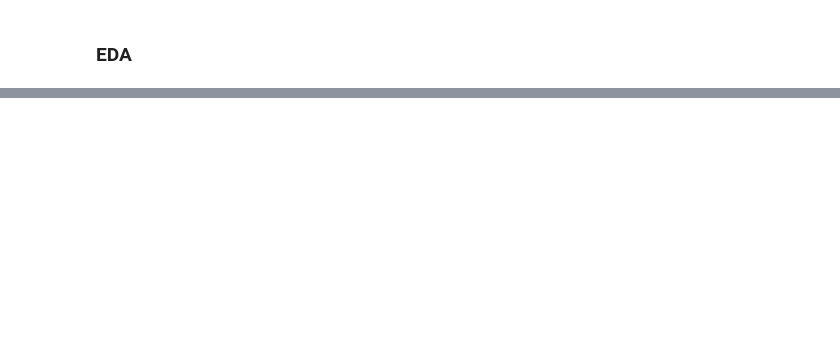
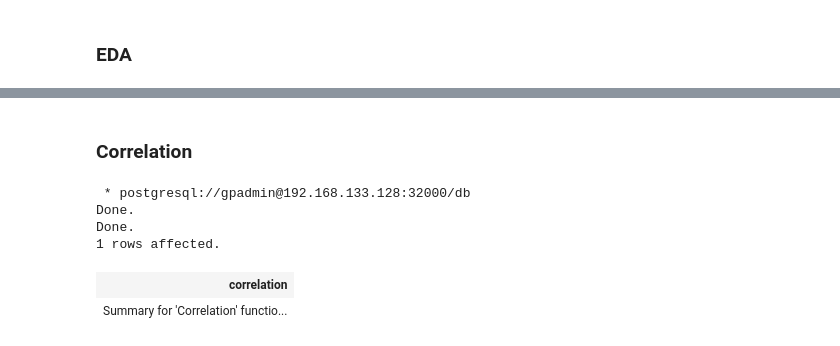
Before and after one commit to guyzsarun/rabbitmq-gpdb-poc, a Jupyter notebook: gpdb/madlib-demo.ipynb, the cells around one changed output, grey strips where cells are left out. Cells and saved outputs as stored; diff of their text form; code cells hidden in the pictures; blank space fills up the shorter version.

```diff
--- a/gpdb/madlib-demo.ipynb
+++ b/gpdb/madlib-demo.ipynb
@@ -244,0 +243,21 @@ Done.
+# %% [markdown]
+### Correlation
+# %%
+%%sql
+DROP TABLE IF EXISTS sensors_correlations;
+DROP TABLE IF EXISTS sensors_correlations_summary;
+
+SELECT
+madlib.correlation(
+    'sensors_encoded', -- source_table
+    'sensors_correlations',  -- target_table
+    'temperature,humidity,pm25',
+    TRUE -- verbose
+)
+# %% [output]
+ * postgresql://gpadmin@192.168.133.128:32000/db
+Done.
+Done.
+1 rows affected.
+| correlation |
+| Summary for 'Correlation' functio... |
```
Also changed, not shown: parts of 5 cells of this notebook, 5 other files.
